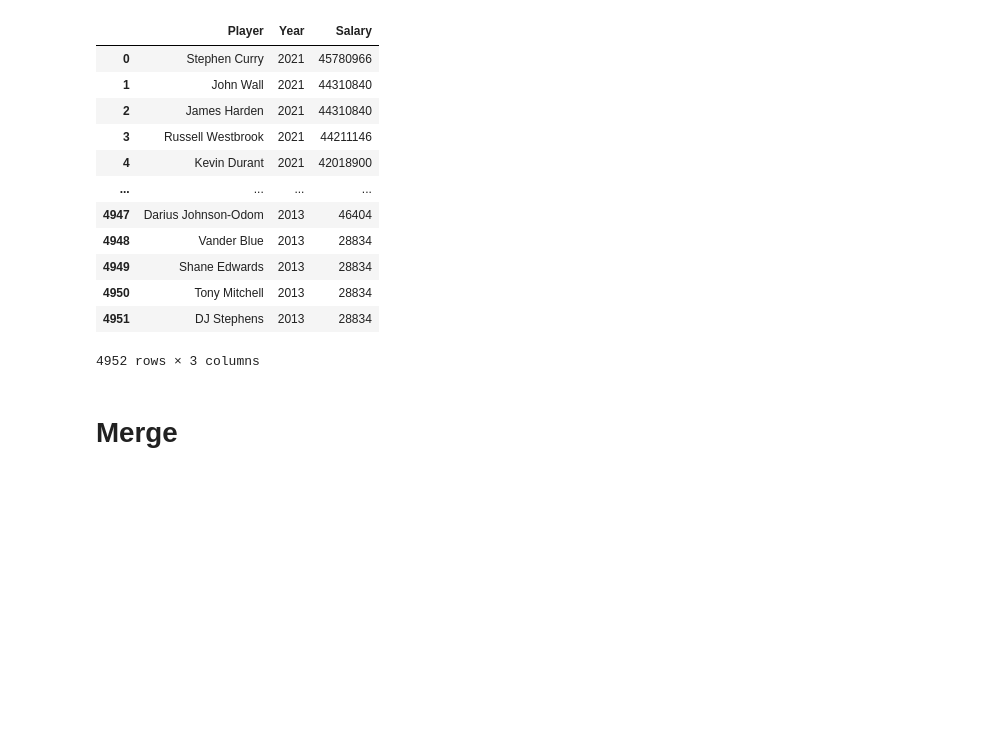
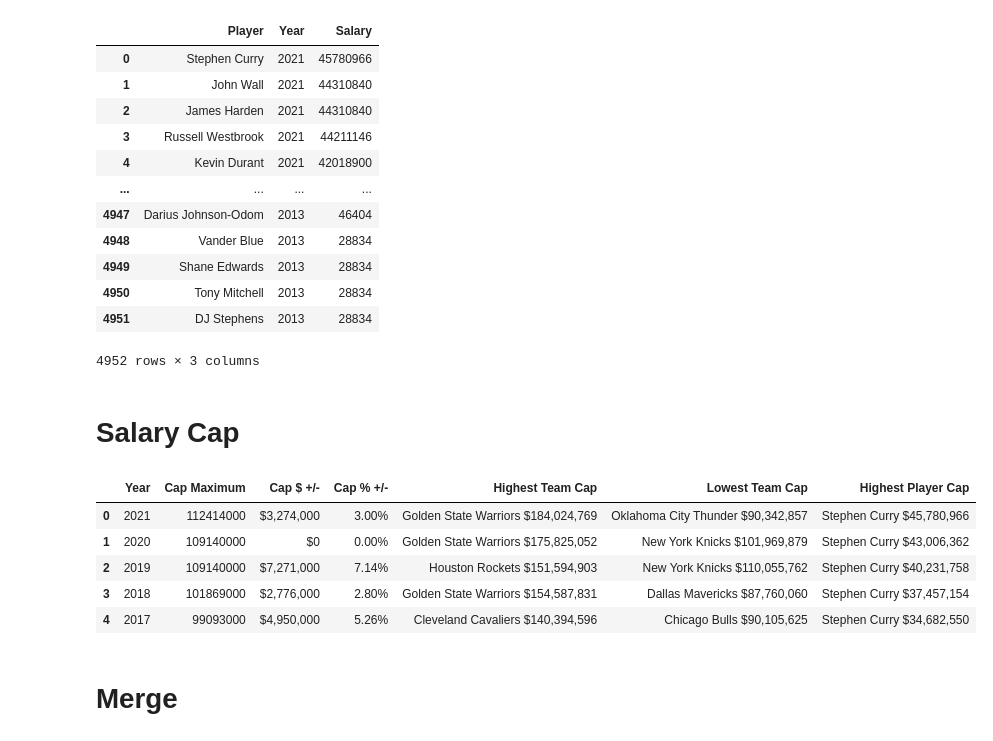
Before and after one commit to davekacz/NBA_Salary_Prediction, a Jupyter notebook: data_prep.ipynb, the cells around one changed output. Cells and saved outputs as stored; diff of their text form; code cells hidden in the pictures; blank space fills up the shorter version.

Commit message:
Added Salary Cap and Players % of Cap

```diff
--- a/data_prep.ipynb
+++ b/data_prep.ipynb
@@ -251,6 +251,23 @@ salaries_df
 4952 rows × 3 columns
 # %%
 salaries_df.to_csv('data/salaries_only.csv', index = False)
+# %% [markdown]
+# Salary Cap
+# %%
+r = requests.get(salary_cap_url)
+df_list = pd.read_html(r.text) # this parses all the tables in webpages to a list
+salary_cap_df = df_list[0]
+
+salary_cap_df['Cap Maximum'] = salary_cap_df['Cap Maximum'].str.replace("[^0-9.]", '').astype(int)
+
+salary_cap_df.head()
+# %% [output]
+|  | Year | Cap Maximum | Cap $ +/- | Cap % +/- | Highest Team Cap | Lowest Team Cap | Highest Player Cap |
+| 0 | 2021 | 112414000 | $3,274,000 | 3.00% | Golden State Warriors $184,024,769 | Oklahoma City Thunder $90,342,857 | Stephen Curry $45,780,966 |
+| 1 | 2020 | 109140000 | $0 | 0.00% | Golden State Warriors $175,825,052 | New York Knicks $101,969,879 | Stephen Curry $43,006,362 |
+| 2 | 2019 | 109140000 | $7,271,000 | 7.14% | Houston Rockets $151,594,903 | New York Knicks $110,055,762 | Stephen Curry $40,231,758 |
+| 3 | 2018 | 101869000 | $2,776,000 | 2.80% | Golden State Warriors $154,587,831 | Dallas Mavericks $87,760,060 | Stephen Curry $37,457,154 |
+| 4 | 2017 | 99093000 | $4,950,000 | 5.26% | Cleveland Cavaliers $140,394,596 | Chicago Bulls $90,105,625 | Stephen Curry $34,682,550 |
 # %% [markdown]
 # Merge
 # %%
```
Also changed, not shown: parts of 2 cells of this notebook, 1 other file.
